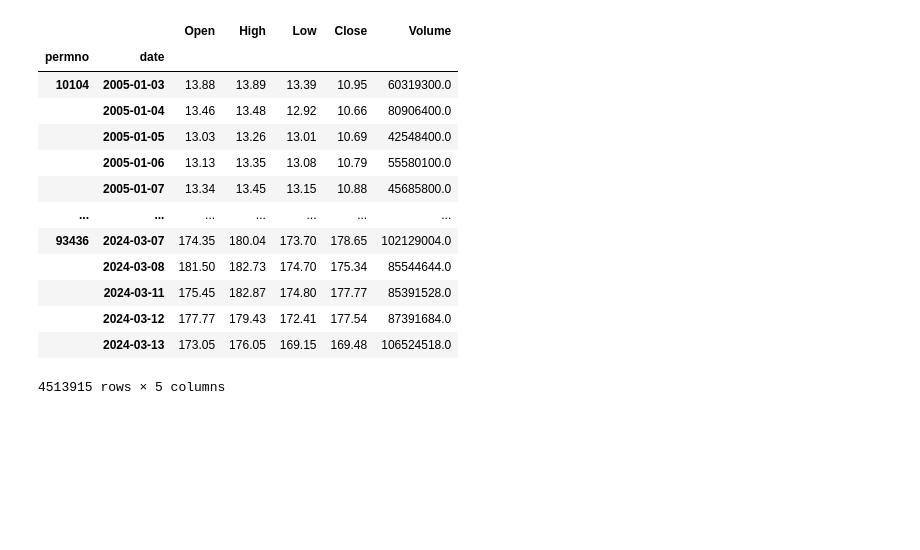
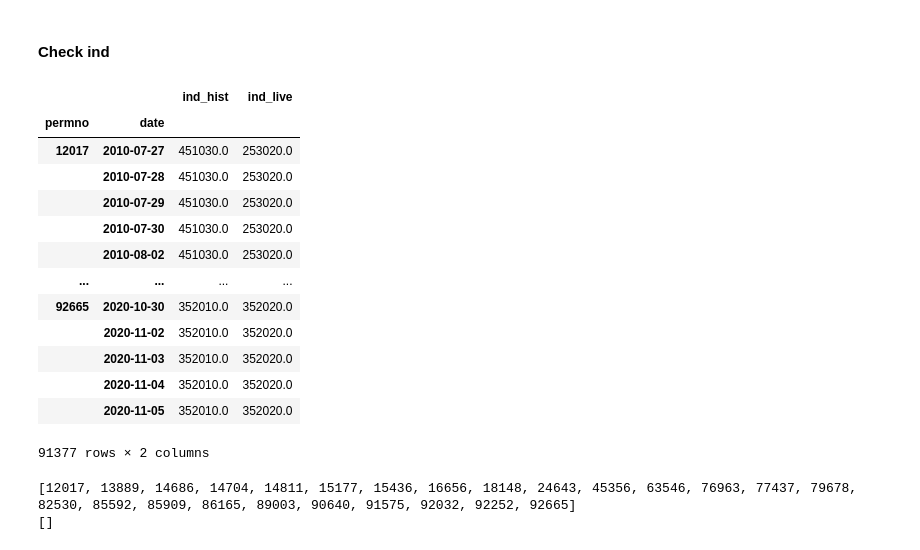
Before and after one commit to jfan1256/algofacto, a Jupyter notebook: trade_historical/exec_check/check_retrieve.ipynb, the cells around one changed output. Saved outputs shown, nothing was run; the diff lists cells and outputs as text; code cells hidden in the pictures; blank space fills up the shorter version.

```diff
--- a/trade_historical/exec_check/check_retrieve.ipynb
+++ b/trade_historical/exec_check/check_retrieve.ipynb
@@ -9,17 +41,34 @@ ticker = pd.read_parquet(get_parquet(True) / 'data_ticker.parquet.brotli')
-# %%
-price_change
-# %% [output]
-|  |  | Open | High | Low | Close | Volume |
-| permno | date |  |  |  |  |  |
-| 10104 | 2005-01-03 | 13.88 | 13.89 | 13.39 | 10.95 | 60319300.0 |
-|  | 2005-01-04 | 13.46 | 13.48 | 12.92 | 10.66 | 80906400.0 |
-|  | 2005-01-05 | 13.03 | 13.26 | 13.01 | 10.69 | 42548400.0 |
-|  | 2005-01-06 | 13.13 | 13.35 | 13.08 | 10.79 | 55580100.0 |
-|  | 2005-01-07 | 13.34 | 13.45 | 13.15 | 10.88 | 45685800.0 |
-| ... | ... | ... | ... | ... | ... | ... |
-| 93436 | 2024-03-07 | 174.35 | 180.04 | 173.70 | 178.65 | 102129004.0 |
-|  | 2024-03-08 | 181.50 | 182.73 | 174.70 | 175.34 | 85544644.0 |
-|  | 2024-03-11 | 175.45 | 182.87 | 174.80 | 177.77 | 85391528.0 |
-|  | 2024-03-12 | 177.77 | 179.43 | 172.41 | 177.54 | 87391684.0 |
-|  | 2024-03-13 | 173.05 | 176.05 | 169.15 | 169.48 | 106524518.0 |
-4513915 rows × 5 columns
+# %% [markdown]
+#### Check ind
+# %%
+ind_hist = pd.read_parquet(get_parquet(False) / 'data_ind.parquet.brotli')
+ind_live = pd.read_parquet(get_parquet(True) / 'data_ind.parquet.brotli')
+ind_hist.columns = ['ind_hist']
+ind_live.columns = ['ind_live']
+ind_comb = ind_hist.join(ind_live)
+ind_comb.loc[ind_comb.ind_hist != ind_comb.ind_live]
+# %% [output]
+|  |  | ind_hist | ind_live |
+| permno | date |  |  |
+| 12017 | 2010-07-27 | 451030.0 | 253020.0 |
+|  | 2010-07-28 | 451030.0 | 253020.0 |
+|  | 2010-07-29 | 451030.0 | 253020.0 |
+|  | 2010-07-30 | 451030.0 | 253020.0 |
+|  | 2010-08-02 | 451030.0 | 253020.0 |
+| ... | ... | ... | ... |
+| 92665 | 2020-10-30 | 352010.0 | 352020.0 |
+|  | 2020-11-02 | 352010.0 | 352020.0 |
+|  | 2020-11-03 | 352010.0 | 352020.0 |
+|  | 2020-11-04 | 352010.0 | 352020.0 |
+|  | 2020-11-05 | 352010.0 | 352020.0 |
+91377 rows × 2 columns
+# %%
+unique_ind_hist_counts = ind_comb.groupby(level='permno')['ind_hist'].nunique()
+permnos_with_multiple_ind_hist = unique_ind_hist_counts[unique_ind_hist_counts > 1].index.tolist()
+print(permnos_with_multiple_ind_hist)
+unique_ind_live_counts = ind_comb.groupby(level='permno')['ind_live'].nunique()
+permnos_with_multiple_ind_live = unique_ind_live_counts[unique_ind_live_counts > 1].index.tolist()
+print(permnos_with_multiple_ind_live)
+# %% [output]
+[12017, 13889, 14686, 14704, 14811, 15177, 15436, 16656, 18148, 24643, 45356, 63546, 76963, 77437, 79678, 82530, 85592, 85909, 86165, 89003, 90640, 91575, 92032, 92252, 92665]
+[]
```
Also changed, not shown: parts of 25 cells of this notebook, 15 other files.
